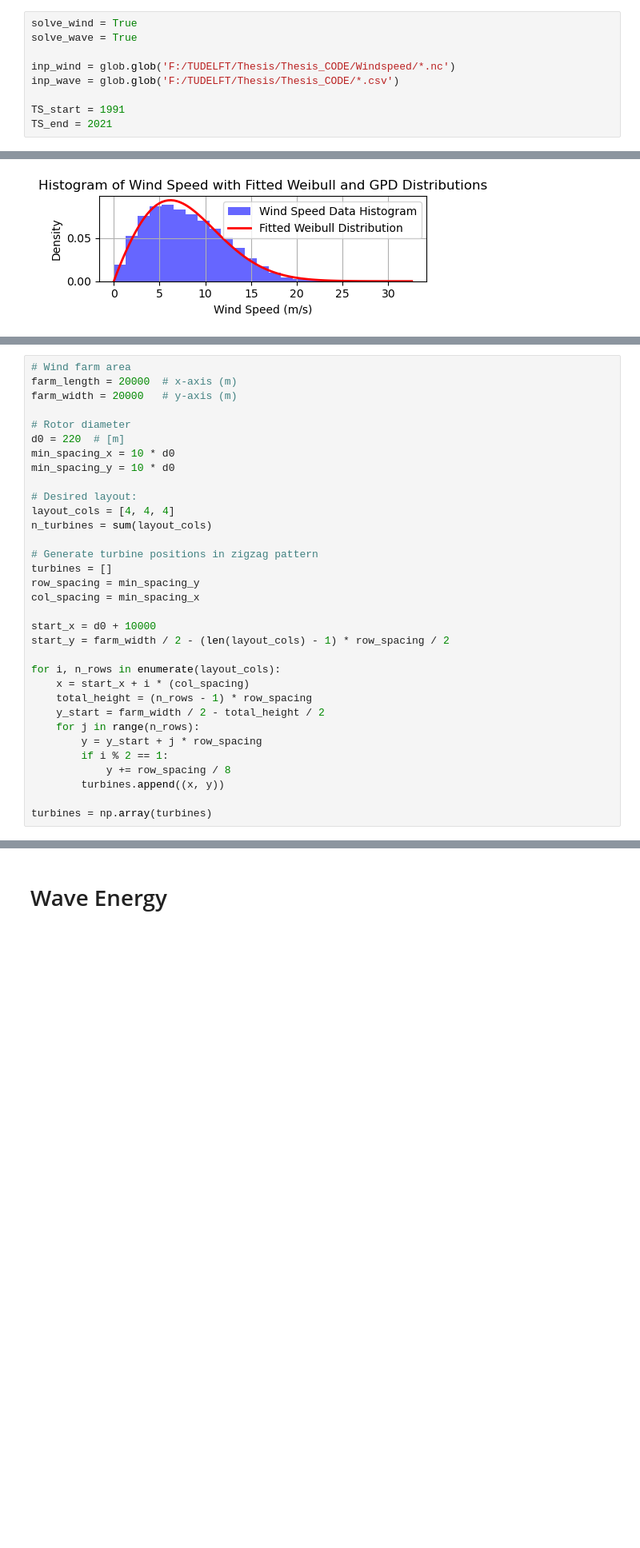
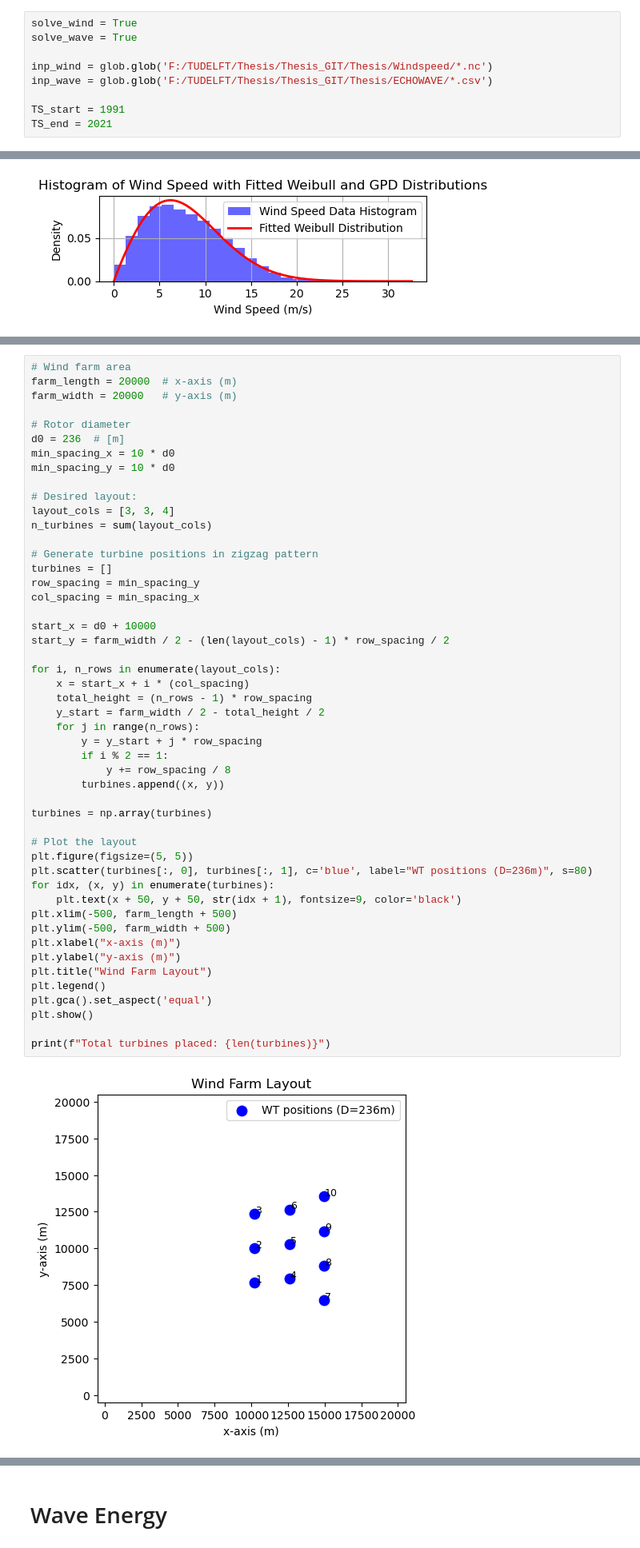
Before and after one commit to nurliaarina16/Thesis, a Jupyter notebook: wind-wave.ipynb, the cells around one changed output, grey strips where cells are left out. Shown: that part at 80% size. Cells and saved outputs as stored; diff of their text form; blank space fills up the shorter version.

```diff
--- a/wind-wave.ipynb
+++ b/wind-wave.ipynb
@@ -17,8 +17,8 @@ import glob
 solve_wind = True
 solve_wave = True
 
-inp_wind = glob.glob('F:/TUDELFT/Thesis/Thesis_CODE/Windspeed/*.nc')
-inp_wave = glob.glob('F:/TUDELFT/Thesis/Thesis_CODE/*.csv')
+inp_wind = glob.glob('F:/TUDELFT/Thesis/Thesis_GIT/Thesis/Windspeed/*.nc')
+inp_wave = glob.glob('F:/TUDELFT/Thesis/Thesis_GIT/Thesis/ECHOWAVE/*.csv')
 
 TS_start = 1991
 TS_end = 2021
@@ -146,32 +146,50 @@ plt.show()
 # Wind farm area
 farm_length = 20000  # x-axis (m)
 farm_width = 20000   # y-axis (m)
 
 # Rotor diameter
-d0 = 220  # [m]
+d0 = 236  # [m]
 min_spacing_x = 10 * d0
 min_spacing_y = 10 * d0
 
 # Desired layout:
-layout_cols = [4, 4, 4]
+layout_cols = [3, 3, 4]
 n_turbines = sum(layout_cols)
 
 # Generate turbine positions in zigzag pattern
 turbines = []
 row_spacing = min_spacing_y
 col_spacing = min_spacing_x
 
 start_x = d0 + 10000
 start_y = farm_width / 2 - (len(layout_cols) - 1) * row_spacing / 2
 
 for i, n_rows in enumerate(layout_cols):
     x = start_x + i * (col_spacing)
     total_height = (n_rows - 1) * row_spacing
     y_start = farm_width / 2 - total_height / 2
     for j in range(n_rows):
         y = y_start + j * row_spacing
         if i % 2 == 1:
             y += row_spacing / 8
         turbines.append((x, y))
 
 turbines = np.array(turbines)
+
+# Plot the layout
+plt.figure(figsize=(5, 5))
+plt.scatter(turbines[:, 0], turbines[:, 1], c='blue', label="WT positions (D=236m)", s=80)
+for idx, (x, y) in enumerate(turbines):
+    plt.text(x + 50, y + 50, str(idx + 1), fontsize=9, color='black')
+plt.xlim(-500, farm_length + 500)
+plt.ylim(-500, farm_width + 500)
+plt.xlabel("x-axis (m)")
+plt.ylabel("y-axis (m)")
+plt.title("Wind Farm Layout")
+plt.legend()
+plt.gca().set_aspect('equal')
+plt.show()
+
+print(f"Total turbines placed: {len(turbines)}")
+# %% [output]
+[figure, added]
```
Also changed, not shown: parts of 9 cells of this notebook, 13 other files.
